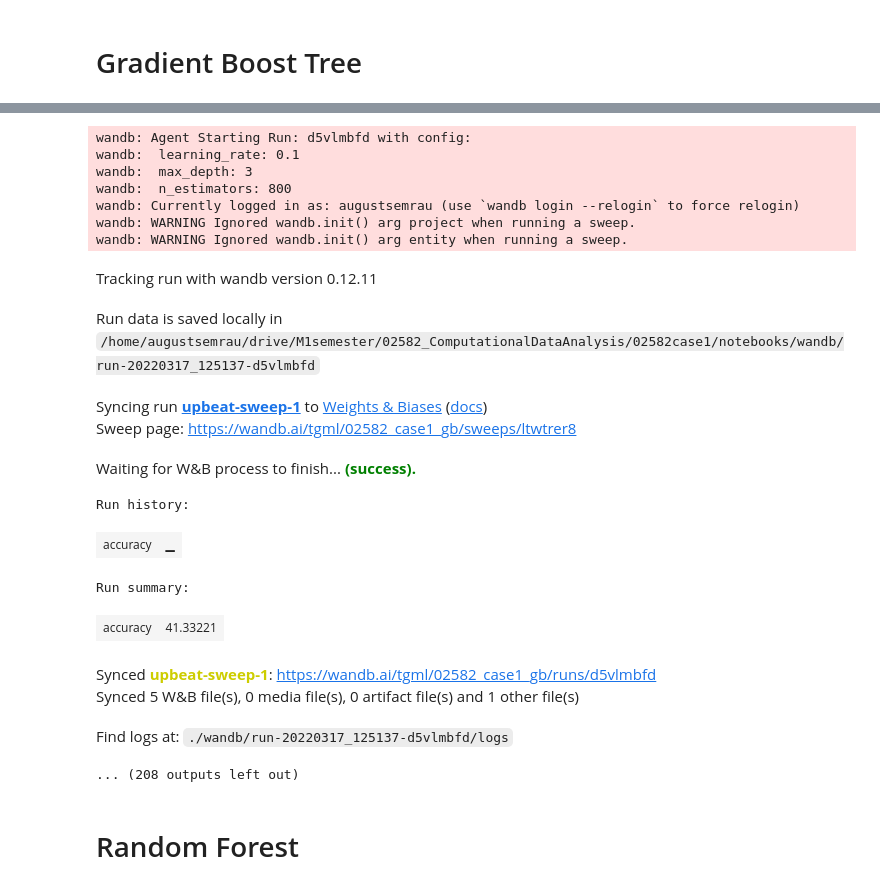
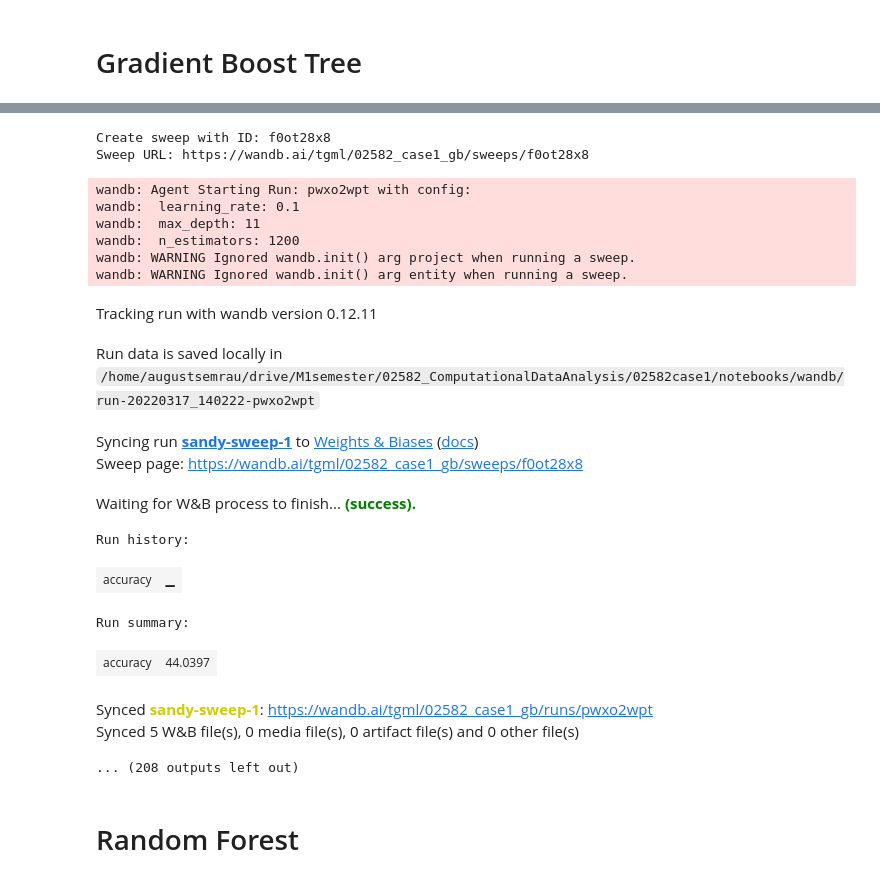
Before and after one commit to augustsemrau/02582case1, a Jupyter notebook: notebooks/model_research_v3.ipynb, the cells around one changed output, grey strips where cells are left out. Drawn from its saved outputs; the diff is of its cells as text; code cells hidden in the pictures.

```diff
--- a/notebooks/model_research_v3.ipynb
+++ b/notebooks/model_research_v3.ipynb
@@ -132,8 +129,6 @@ def fit_evaluate_model(X_tr_m, X_v_te, y_tr_m, y_v_te, model):
 # %% [markdown]
 # XGBoost
 # %%
-X = tree_realized
-
 shuffle = True
 M = 100
 config = {
@@ -174,13 +176,11 @@ print(f'Mean of test accuracies: {np.mean(forecast_acc)}\nStd. of test accuracie
 # %% [markdown]
 # Gradient Boosted Trees (SKLearn)
 # %%
-X = tree_realized
-
 shuffle = True
 M = 100
 config = {
     'n_estimators': 10,
-    'max_depth': None,
+    'max_depth': 6,
     'min_samples_leaf': 1,
     'min_samples_split': 2,
     }
@@ -188,7 +188,7 @@ config = {
 np.random.seed(0)
 forecast_acc = []
 
-wandb.init(project='02582_case1_final', entity='tgml', config=config, group='XGB')
+wandb.init(project='02582_case1_final', entity='tgml', config=config, group='SKLEARN_GB')
 
 for m in range(M):
 
@@ -214,8 +214,6 @@ print(f'Mean of test accuracies: {np.mean(forecast_acc)}\nStd. of test accuracie
 # %% [markdown]
 # Random Forest
 # %%
-X = tree_realized
-
 shuffle = True
 M = 100
 config = {
@@ -269,8 +267,6 @@ print(f'Mean of test accuracies: {np.mean(forecast_acc)}\nStd. of test accuracie
 # %% [markdown]
 # XGBoost
 # %%
-X = tree_realized
-
 sweep_config = {
     "method": "random", # try grid or random
     "metric": {
@@ -326,8 +322,6 @@ wandb.agent(sweep_id, train, count=50)
 # %% [markdown]
 # Gradient Boost Tree
 # %%
-X = tree_realized
-
 sweep_config = {
     "method": "random", # try grid or random
     "metric": {
@@ -339,13 +333,13 @@ sweep_config = {
             "values": [400, 800, 1200, 1600, 2000]
         },
         "max_depth": {
-            "values": [1,3,5,7,9]
+            "values": [5,7,9,11,13]
             # "distribution": "uniform",
             # "min": 0.00001,
             # "max": 1
         },
         "learning_rate": {
-            "values": [0.01, 0.1, 0.2]
+            "values": [0.1, 0.15, 0.2]
         }
     }
 }
@@ -401,23 +394,23 @@ Sweep URL: https://wandb.ai/tgml/02582_case1_gb/sweeps/ltwtrer8
-wandb: Agent Starting Run: d5vlmbfd with config:
-wandb:  learning_rate: 0.1
-wandb:  max_depth: 3
-wandb:  n_estimators: 800
-wandb: Currently logged in as: augustsemrau (use `wandb login --relogin` to force relogin)
-wandb: WARNING Ignored wandb.init() arg project when running a sweep.
-wandb: WARNING Ignored wandb.init() arg entity when running a sweep.
+Create sweep with ID: f0ot28x8
+Sweep URL: https://wandb.ai/tgml/02582_case1_gb/sweeps/f0ot28x8
+wandb: Agent Starting Run: pwxo2wpt with config:
+wandb:  learning_rate: 0.1
+wandb:  max_depth: 11
+wandb:  n_estimators: 1200
+wandb: WARNING Ignored wandb.init() arg project when running a sweep.
+wandb: WARNING Ignored wandb.init() arg entity when running a sweep.
 Tracking run with wandb version 0.12.11
-Run data is saved locally in /home/augustsemrau/drive/M1semester/02582_ComputationalDataAnalysis/02582case1/notebooks/wandb/run-20220317_125137-d5vlmbfd
+Run data is saved locally in /home/augustsemrau/drive/M1semester/02582_ComputationalDataAnalysis/02582case1/notebooks/wandb/run-20220317_140222-pwxo2wpt
-Syncing run upbeat-sweep-1 to Weights & Biases (docs)
-Sweep page: https://wandb.ai/tgml/02582_case1_gb/sweeps/ltwtrer8
+Syncing run sandy-sweep-1 to Weights & Biases (docs)
+Sweep page: https://wandb.ai/tgml/02582_case1_gb/sweeps/f0ot28x8
 Waiting for W&B process to finish... (success).
-Run history:
+Run history:
 | accuracy | ▁ |
-Run summary:
+Run summary:
-| accuracy | 41.33221 |
+| accuracy | 44.0397 |
-Synced upbeat-sweep-1: https://wandb.ai/tgml/02582_case1_gb/runs/d5vlmbfd
-Synced 5 W&B file(s), 0 media file(s), 0 artifact file(s) and 1 other file(s)
+Synced sandy-sweep-1: https://wandb.ai/tgml/02582_case1_gb/runs/pwxo2wpt
+Synced 5 W&B file(s), 0 media file(s), 0 artifact file(s) and 0 other file(s)
-Find logs at: ./wandb/run-20220317_125137-d5vlmbfd/logs
-... (208 outputs left out)
+... (208 outputs left out)
 # %% [markdown]
 # Random Forest
 # %%
```
Also changed, not shown: parts of 3 cells of this notebook, 3 other files.
